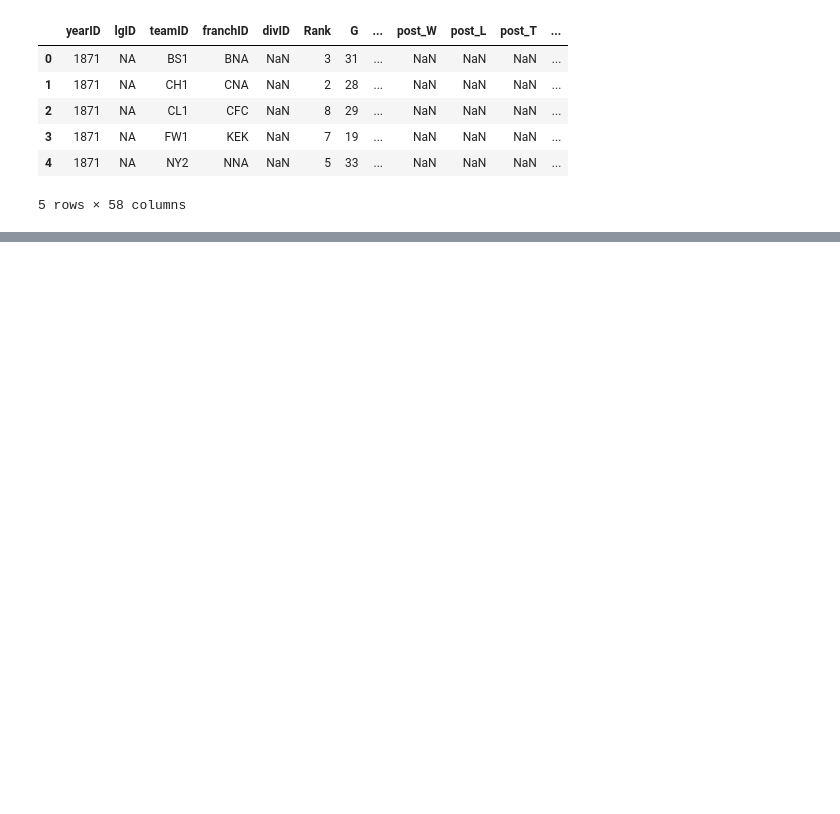
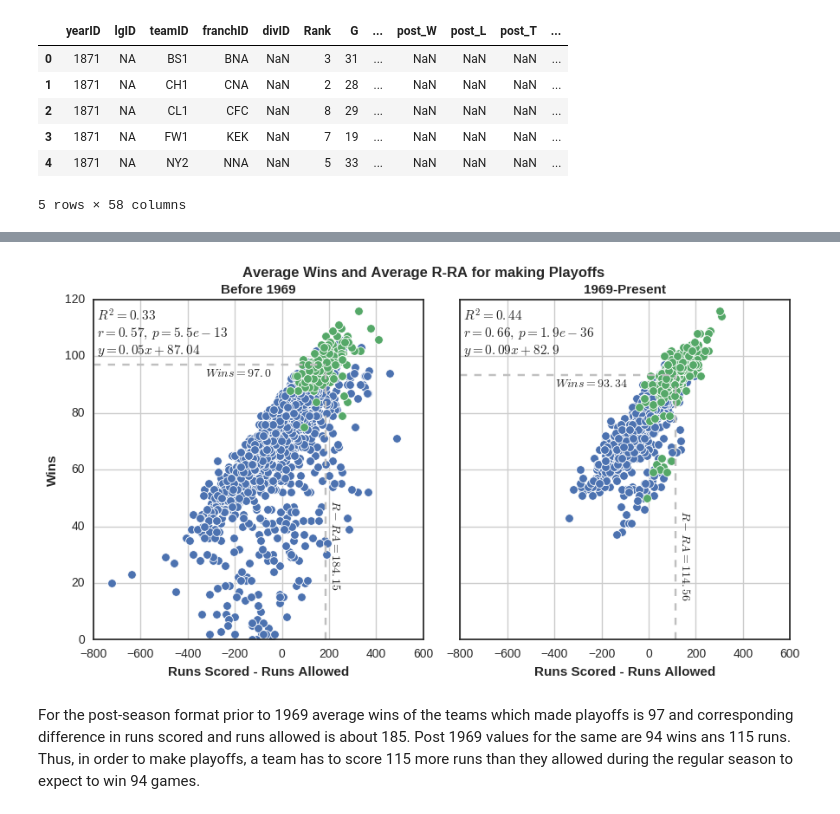
Before and after one commit to bonamprabhu/baseball-statistics, a Jupyter notebook: baseball-statistics.ipynb, the cells around one changed output, grey strips where cells are left out. Drawn from its saved outputs; the diff is of its cells as text; code cells hidden in the pictures; blank space fills up the shorter version.

```diff
--- a/baseball-statistics.ipynb
+++ b/baseball-statistics.ipynb
@@ -430,0 +457,5 @@ If we keep our threshold at 60%, the minimum difference in runs scored and runs
+# %%
+print 'Pair-wise t-test results'
+for i in range(3):
+    for j in range(i+1,4):
+        print periods[i],'-',periods[j],'\n',stats.ttest_ind(W_groups[periods[i]], W_groups[periods[j]]),'\n'
@@ -430,0 +514,52 @@ If we keep our threshold at 60%, the minimum difference in runs scored and runs
+# %%
+g = sns.FacetGrid(data=teams, col='ps_format_period', col_wrap=2, hue='playoffs')
+g.map(plt.plot, 'R-RA', 'W', marker='o', linestyle='None', mec='w', mew=0.6)
+
+g.fig.set_size_inches((9,5))
+g.fig.suptitle("Average Wins and Average R-RA for making Playoffs", weight='bold', fontsize=12)
+g.set_ylabels('Wins', weight='bold')
+g.set_xlabels('Runs Scored - Runs Allowed', weight='bold')
+sns.despine(top=False, right=False)
+
+periods = teams.ps_format_period.unique()
+
+for i, ax in enumerate(g.axes.flatten()):
+    mask = (teams.ps_format_period == periods[i]) & (teams.playoffs == 1)
+    d = teams[mask]
+    ax.set_title(periods[i], weight='bold', fontsize=11)
+    ax.grid()
+
+    # Linear regression using scipy.stats
+    mask = ~pd.isnull(d['W']) & ~pd.isnull(d['R-RA'])
+    slope, intercept, r_value, p_value, std_err = stats.linregress(x=d['R-RA'][mask],
+                                                                   y=d['W'][mask])
+
+    #Add regression summary to plots
+    ax.text(0.01, 0.97,
+            r"$R^2={r}$".format(r='%.2g'%r_value**2) + "\n"
+            r"$r={r}, \thinspace p={p}$".format(r='%.2g'%r_value, p='%.2g'%p_value) + "\n" +
+            r"$y={m}x+{c}$".format(m=round(slope,2), c=round(intercept,2)),
+            ha='left', va='top',
+            transform = ax.transAxes, fontsize=11)
+
+    x = round(d['R-RA'].mean(),2)
+    y = round(d['W'].mean(),2)
+
+    xlim = ax.get_xlim()
+    ylim = ax.get_ylim()
+
+    xmax = ((x-xlim[0])/(xlim[1]-xlim[0]))
+    ymax = ((y-ylim[0])/(ylim[1]-ylim[0]))
+
+    ax.axhline(y=y, linestyle='--', xmax=xmax, c='0.75')
+    ax.axvline(x=x, linestyle='--', ymax=ymax, c='0.75')
+    ax.annotate(s = "$Wins={y}$".format(y=y),
+                xy=(x, y), xytext=(-100, -10), textcoords='offset points')
+    ax.annotate(s = "$R-RA={x}$".format(x=x),
+                xy=(x, y), xytext=(3, -120), textcoords='offset points', rotation=-90)
+
+g.fig.tight_layout(rect=[0, 0, 1, 0.97])
+# %% [output]
+[figure, added]
+# %% [markdown]
+For the post-season format prior to 1969 average wins of the teams which made playoffs is 97 and corresponding difference in runs scored and runs allowed is about 185. Post 1969 values for the same are 94 wins ans 115 runs. Thus, in order to make playoffs, a team has to score 115 more runs than they allowed during the regular season to expect to win 94 games.
```
Also changed, not shown: parts of 38 cells of this notebook, 1 other file.
